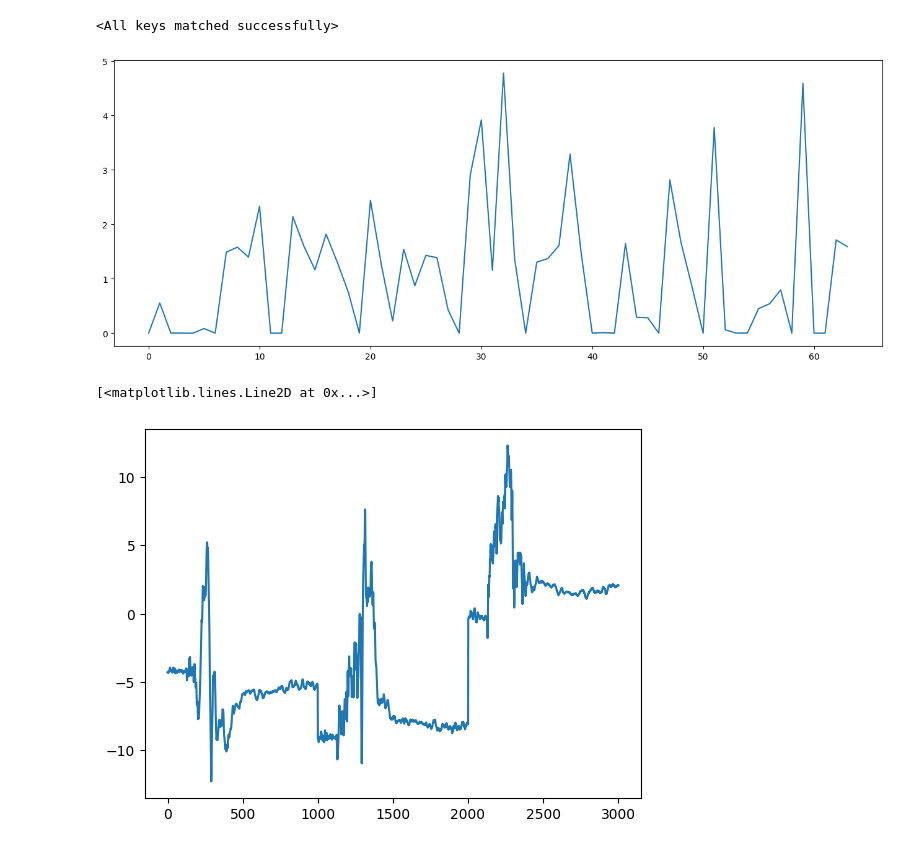
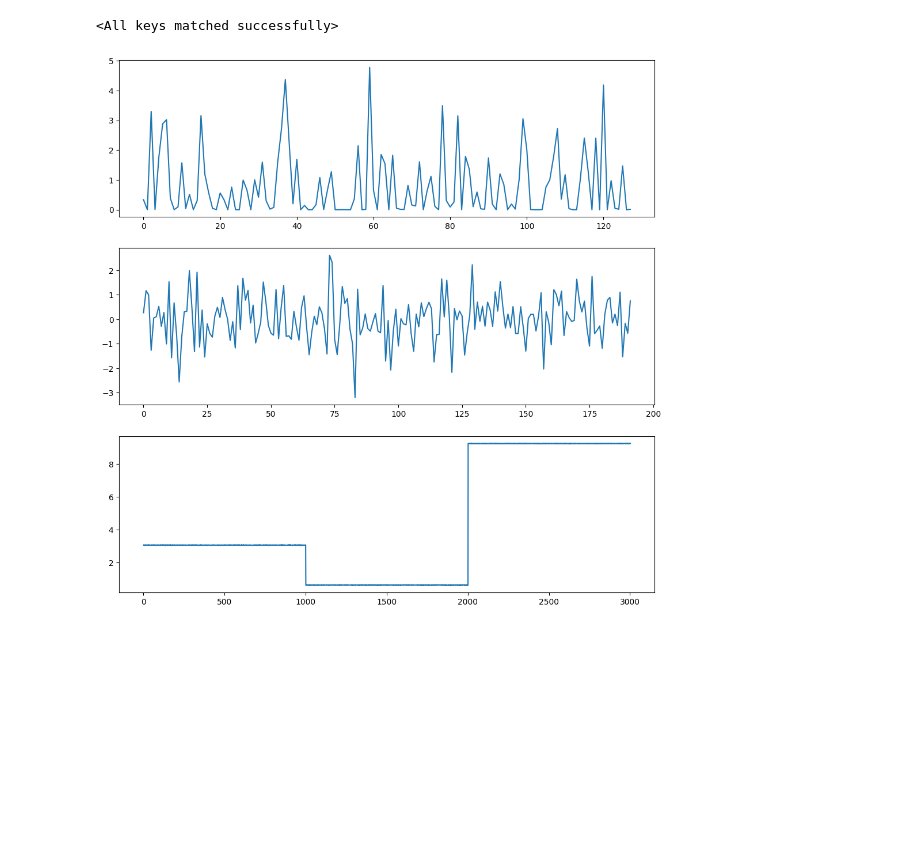
Before and after one commit to Musa-Azeem/eating-detection, a Jupyter notebook: masked_autoencoder.ipynb, the cells around one changed output. Drawn from its saved outputs; the diff is of its cells as text; code cells hidden in the pictures; blank space fills up the shorter version.

Commit message:
delta

```diff
--- a/masked_autoencoder.ipynb
+++ b/masked_autoencoder.ipynb
@@ -64,32 +51,24 @@ KeyboardInterrupt:
 # %%
-model.load_state_dict(torch.load('dev/7_mae/dev4_bigger/best_model.pt'))
+model.load_state_dict(torch.load('dev/8_mae/delta_mask75/best_model.pt'))
 # %% [output]
 <All keys matched successfully>
 # %%
 import plotly.express as px
 import pandas as pd
 
-embedding = []
-Xs = []
 for X in trainloader:
     x = X.view(-1, 3, WINSIZE).to(DEVICE)
-    x = model.e(x)
-    mask = torch.rand(x.shape[0], 1, x.shape[2]) < 0.75 # maskpct% of values are True
-    mask = mask.expand(-1, model.enc_dims[-1],-1)                         # expand to all 64 dims
-    x_masked = x.clone()
-    x_masked[mask] = torch.randn(x.shape)[mask].to(x.device)
-    x = model.r(x_masked)
-    logits = model.d(x).flatten(start_dim=1).detach().cpu()
+    logits = model(x).detach().cpu()
     break
 # %%
-i = 8
+i = slice(10,30)
 df = pd.DataFrame({
-    'x': X[i,:1001],
-    'y': X[i,1001:2002],
-    'z': X[i,2002:],
-    'x_pred': logits[i,:1001],
-    'y_pred': logits[i,1001:2002],
-    'z_pred': logits[i,2002:],
+    'x': X[i,:1001].flatten(),
+    'y': X[i,1001:2002].flatten(),
+    'z': X[i,2002:].flatten(),
+    'x_pred': logits[i,:1001].flatten(),
+    'y_pred': logits[i,1001:2002].flatten(),
+    'z_pred': logits[i,2002:].flatten(),
 })
 fig = px.line(df, x=df.index, y=['x', 'x_pred', 'y', 'y_pred', 'z', 'z_pred'])
 fig.show(renderer='browser')
@@ -98,27 +77,29 @@ import matplotlib.pyplot as plt
 
 embedding = []
 Xs = []
+embedding_c = []
 for i,X in enumerate(tqdm(trainloader)):
     with torch.no_grad():
         Xs.append(X)
         X = X.view(-1, 3, WINSIZE)
         X = X.to(DEVICE)
-        logits = model.e(X).detach().cpu()
-        embedding.append(logits.mean(dim=2))
+        x = model.e(X)
+        embedding.append(x.detach().cpu().mean(dim=2))
+        x = model.transformer_encoder(x)
+        embedding_c.append(x.detach().cpu().mean(dim=2))
 
-    if i == 500:
+    if i == 100:
         break
 
 embedding = torch.cat(embedding, dim=0)
 Xs = torch.cat(Xs, dim=0)
+embedding_c = torch.cat(embedding_c, dim=0)
-# %%
-plt.figure(figsize=(16, 6))
-plt.plot(embedding[0])
-plt.show()
-# %% [output]
-[figure, removed]
-# %%
-plt.plot(Xs[0])
-# %% [output]
-[<matplotlib.lines.Line2D at 0x...>]
-[figure, removed]
+# %%
+i = 100
+fig, axs = plt.subplots(3, 1, figsize=(12, 12))
+axs[0].plot(embedding[i])
+axs[1].plot(embedding_c[i])
+axs[2].plot(Xs[i])
+plt.show()
+# %% [output]
+[figure, added]
```
Also changed, not shown: parts of 13 cells of this notebook, 7 other files.
